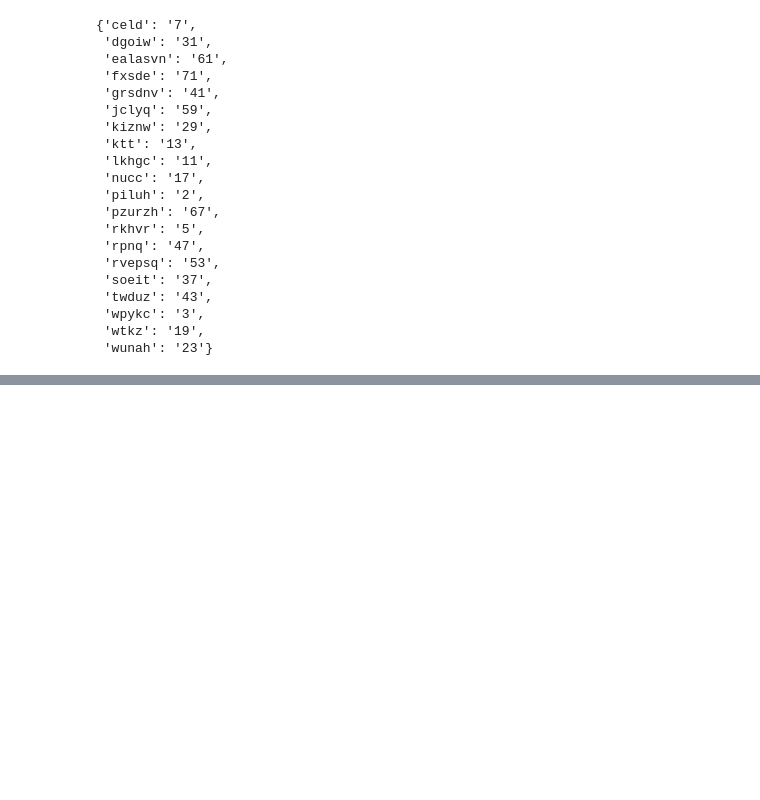
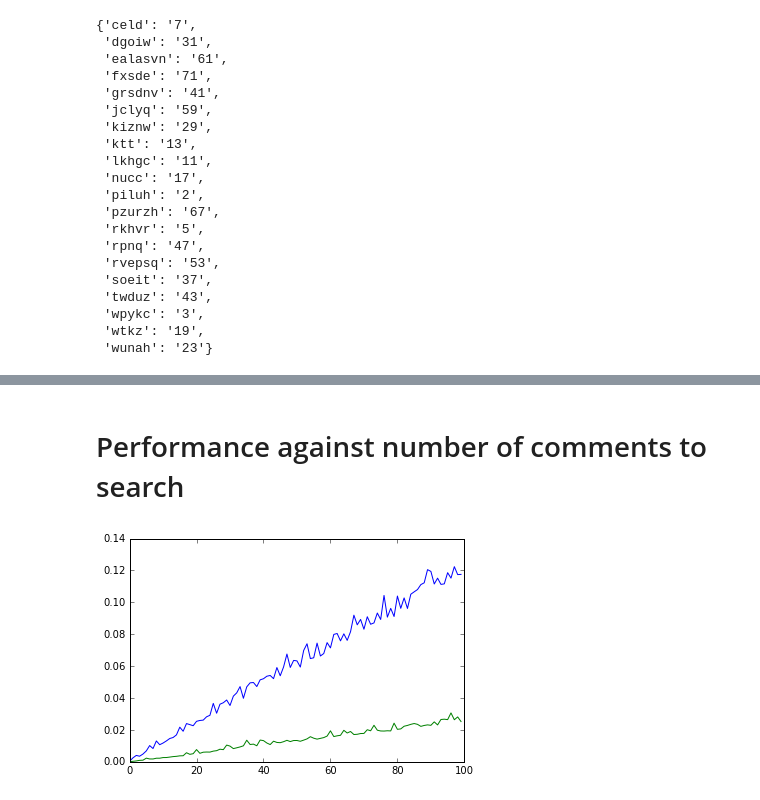
Before and after one commit to ZackAkil/Data-Science-Meetup-Predicting-Trolls, a Jupyter notebook: Text indexing by prime factorisation.ipynb, the cells around one changed output, grey strips where cells are left out. Drawn from its saved outputs; the diff is of its cells as text; code cells hidden in the pictures; blank space fills up the shorter version.

```diff
--- a/Text indexing by prime factorisation.ipynb
+++ b/Text indexing by prime factorisation.ipynb
@@ -159,3 +170,10 @@ def convertWordsToProduct(indexSchema, words):
     for word in words:
         output *= int(indexSchema[word])
     return output
+
+def searchByPrimeFact(indexedComments,serachProduct):
+    return  (np.mod(indexedComments, serachProduct) == 0)
+
+def findCommentsUsingPrimeFact(indexedComments,index, words):
+    prod = convertWordsToProduct(index, words)
+    return searchByPrimeFact(indexedComments,prod)
@@ -173,0 +196,6 @@ print(str(end - start)+' seconds')
+# %%
+def timeFunction(func, *params):
+    start = time.time()
+    output = func(*params)
+    end = time.time()
+    return[output, (end - start)]
@@ -173,0 +251,12 @@ print(str(end - start)+' seconds')
+# %%
+def pickRandomWordsFromDict(dictionary, minLength, maxLength, count):
+    output = []
+    for word in dictionary:
+        if maxLength >= len(word) >= minLength:
+            output.append(word)
+            if len(output)==count:
+                return output
+    return ValueError('Dictionary did not conatin enough word of your min length')
+# %%
+wordsToserachFor = pickRandomWordsFromDict(d,3,7,3)
+wordsToserachFor
@@ -173,0 +313,17 @@ print(str(end - start)+' seconds')
+# %% [markdown]
+# Performance against number of comments to search
+# %%
+stringCompTimings = []
+primeTimings = []
+for n in range(100,100000,1000):
+    [o,t] = timeFunction(numberOfMatches, c[:n], wordsToserachFor)
+    stringCompTimings.append(t)
+
+    [o,t] = timeFunction(findCommentsUsingPrimeFact, indxCom[:n],indx, wordsToserachFor)
+    primeTimings.append(t)
+plt.figure()
+plt.plot(stringCompTimings)
+plt.plot(primeTimings)
+plt.show()
+# %% [output]
+[figure, added]
```
Also changed, not shown: parts of 29 cells of this notebook.
